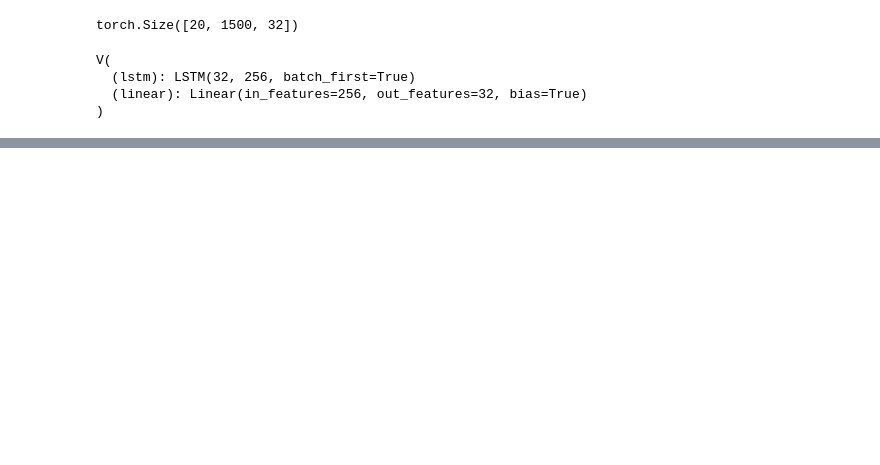
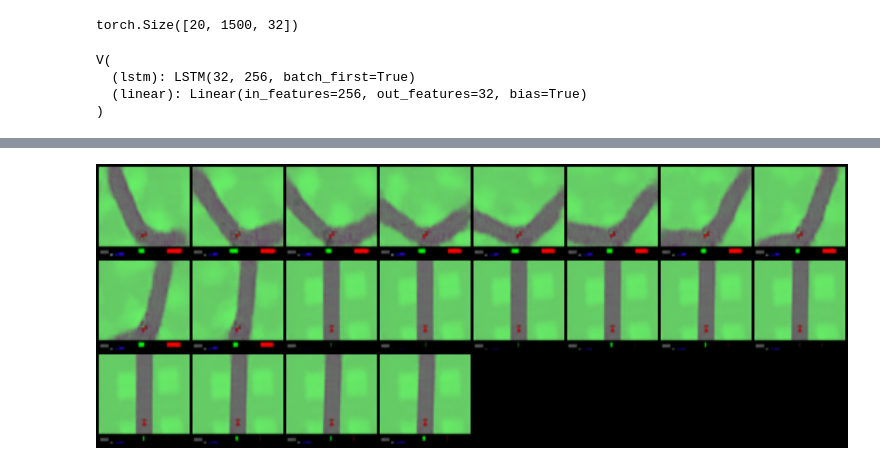
Before and after one commit to sksq96/pytorch-mdn, a Jupyter notebook: rnn.ipynb, the cells around one changed output, grey strips where cells are left out. Cells and saved outputs as stored; diff of their text form; code cells hidden in the pictures; blank space fills up the shorter version.

```diff
--- a/rnn.ipynb
+++ b/rnn.ipynb
@@ -104,0 +114,6 @@ Epoch [41/50], Loss: 0.0201
+# %%
+vae = VAE(image_channels=3)
+if torch.cuda.is_available():
+    vae.cuda()
+
+vae.load_state_dict(torch.load('vae.torch', map_location='cpu'))
@@ -114,0 +128,6 @@ array([0.78542835, 0.42561463, 0.67908615, 0.9246513 , 0.73405993,
+# %%
+compare_x = vae.decode(z1)
+save_image(compare_x.data.cpu(), 'sample_image.png')
+display(Image('sample_image.png', width=900, unconfined=True))
+# %% [output]
+[figure, added]
```
Also changed, not shown: parts of 7 cells of this notebook.
